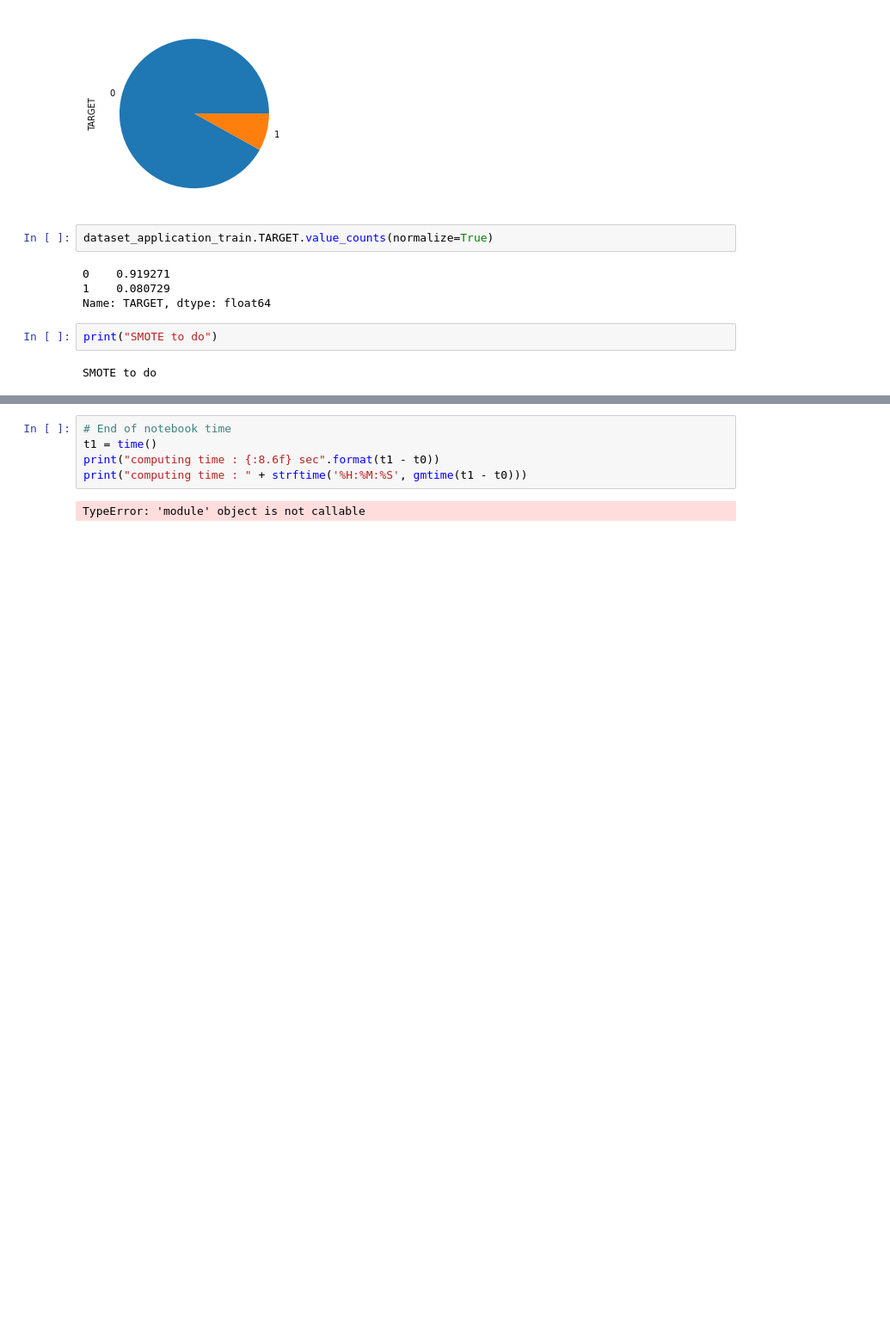
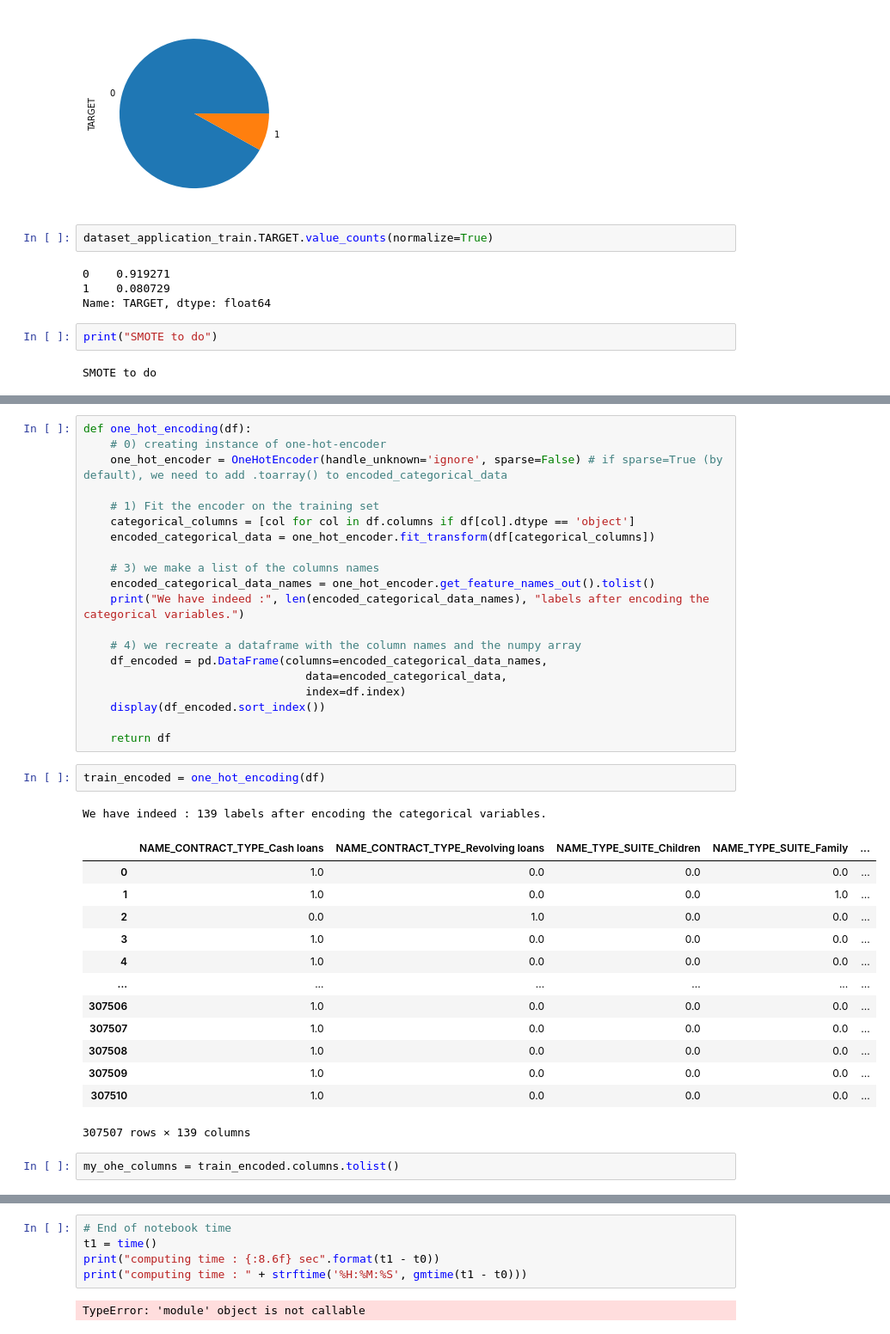
Before and after one commit to oumeima-elgharbi/P7_Data_Science_OpenClassrooms, a Jupyter notebook: P7_01_exploration.ipynb, the cells around one changed output, grey strips where cells are left out. Shown: that part at 86% size. Cells and saved outputs as stored; diff of their text form; blank space fills up the shorter version.

```diff
--- a/P7_01_exploration.ipynb
+++ b/P7_01_exploration.ipynb
@@ -417,0 +382,39 @@ TypeError: predict() missing 1 required positional argument: 'X'
+# %%
+def one_hot_encoding(df):
+    # 0) creating instance of one-hot-encoder
+    one_hot_encoder = OneHotEncoder(handle_unknown='ignore', sparse=False) # if sparse=True (by default), we need to add .toarray() to encoded_categorical_data
+
+    # 1) Fit the encoder on the training set
+    categorical_columns = [col for col in df.columns if df[col].dtype == 'object']
+    encoded_categorical_data = one_hot_encoder.fit_transform(df[categorical_columns])
+
+    # 3) we make a list of the columns names
+    encoded_categorical_data_names = one_hot_encoder.get_feature_names_out().tolist()
+    print("We have indeed :", len(encoded_categorical_data_names), "labels after encoding the categorical variables.")
+
+    # 4) we recreate a dataframe with the column names and the numpy array
+    df_encoded = pd.DataFrame(columns=encoded_categorical_data_names,
+                                 data=encoded_categorical_data,
+                                 index=df.index)
+    display(df_encoded.sort_index())
+
+    return df
+# %%
+train_encoded = one_hot_encoding(df)
+# %% [output]
+We have indeed : 139 labels after encoding the categorical variables.
+|  | NAME_CONTRACT_TYPE_Cash loans | NAME_CONTRACT_TYPE_Revolving loans | NAME_TYPE_SUITE_Children | NAME_TYPE_SUITE_Family | ... |
+| 0 | 1.0 | 0.0 | 0.0 | 0.0 | ... |
+| 1 | 1.0 | 0.0 | 0.0 | 1.0 | ... |
+| 2 | 0.0 | 1.0 | 0.0 | 0.0 | ... |
+| 3 | 1.0 | 0.0 | 0.0 | 0.0 | ... |
+| 4 | 1.0 | 0.0 | 0.0 | 0.0 | ... |
+| ... | ... | ... | ... | ... | ... |
+| 307506 | 1.0 | 0.0 | 0.0 | 0.0 | ... |
+| 307507 | 1.0 | 0.0 | 0.0 | 0.0 | ... |
+| 307508 | 1.0 | 0.0 | 0.0 | 0.0 | ... |
+| 307509 | 1.0 | 0.0 | 0.0 | 0.0 | ... |
+| 307510 | 1.0 | 0.0 | 0.0 | 0.0 | ... |
+307507 rows × 139 columns
+# %%
+my_ohe_columns = train_encoded.columns.tolist()
```
Also changed, not shown: parts of 61 cells of this notebook, 3 other files.
